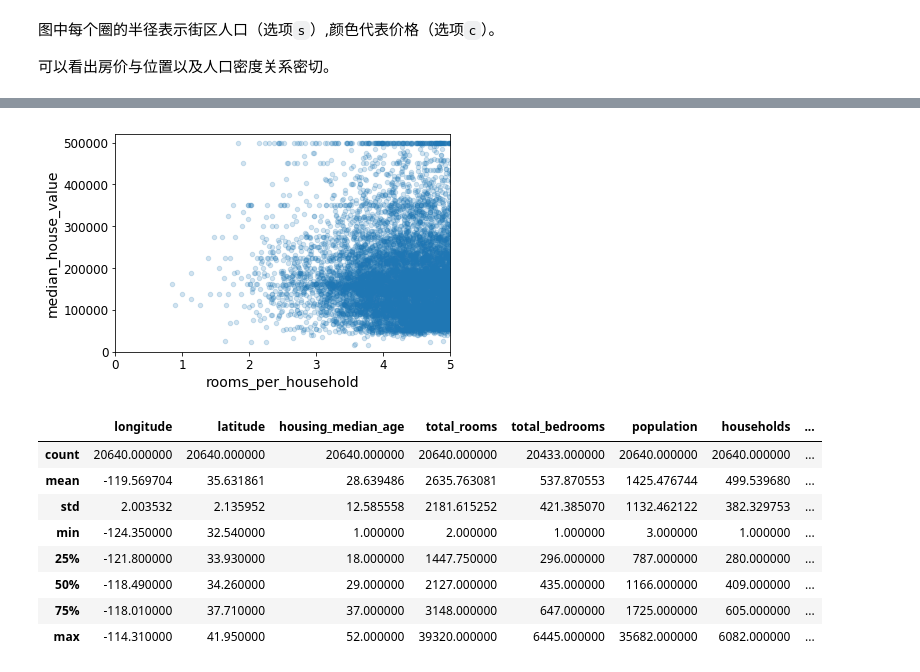
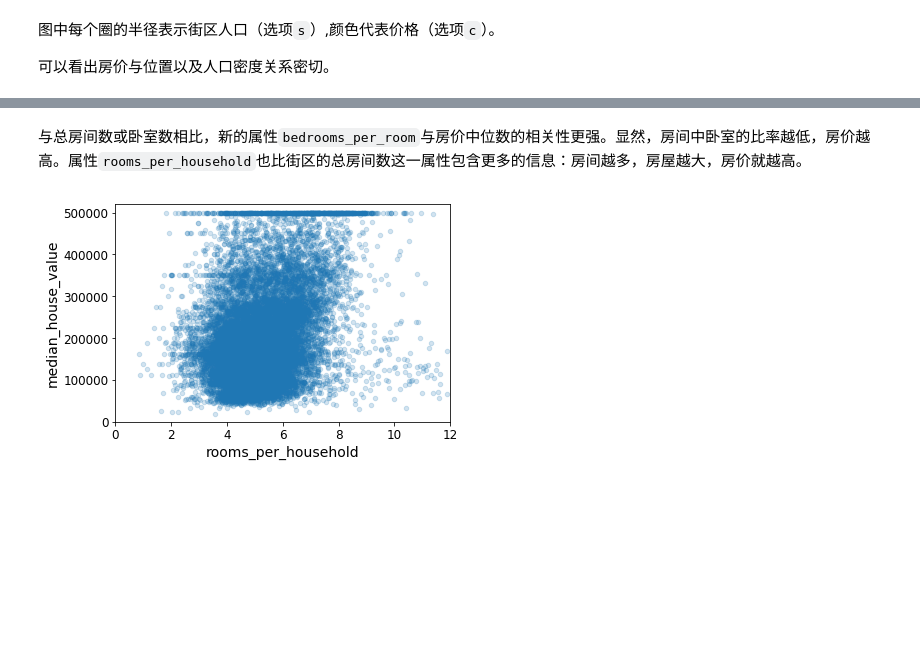
Before and after one commit to whu-pzhang/ml_practice, a Jupyter notebook: 02_end_to_end_machine_learning_project.ipynb, the cells around one changed output, grey strips where cells are left out. Cells and saved outputs as stored; diff of their text form; code cells hidden in the pictures; blank space fills up the shorter version.

```diff
--- a/02_end_to_end_machine_learning_project.ipynb
+++ b/02_end_to_end_machine_learning_project.ipynb
@@ -382,20 +410,10 @@ bedrooms_per_room          -0.255880
 Name: median_house_value, dtype: float64
+# %% [markdown]
+与总房间数或卧室数相比，新的属性`bedrooms_per_room`与房价中位数的相关性更强。显然，房间中卧室的比率越低，房价越高。属性`rooms_per_household`也比街区的总房间数这一属性包含更多的信息：房间越多，房屋越大，房价就越高。
 # %%
 housing.plot(kind="scatter", x="rooms_per_household", y="median_house_value",
             alpha=0.2)
-plt.axis([0, 5, 0, 520000])
+plt.axis([0, 12, 0, 520000])
 plt.show()
 # %% [output]
-[figure, old version]
+[figure, new version]
-# %%
-housing.describe()
-# %% [output]
-|  | longitude | latitude | housing_median_age | total_rooms | total_bedrooms | population | households | ... |
-| count | 20640.000000 | 20640.000000 | 20640.000000 | 20640.000000 | 20433.000000 | 20640.000000 | 20640.000000 | ... |
-| mean | -119.569704 | 35.631861 | 28.639486 | 2635.763081 | 537.870553 | 1425.476744 | 499.539680 | ... |
-| std | 2.003532 | 2.135952 | 12.585558 | 2181.615252 | 421.385070 | 1132.462122 | 382.329753 | ... |
-| min | -124.350000 | 32.540000 | 1.000000 | 2.000000 | 1.000000 | 3.000000 | 1.000000 | ... |
-| 25% | -121.800000 | 33.930000 | 18.000000 | 1447.750000 | 296.000000 | 787.000000 | 280.000000 | ... |
-| 50% | -118.490000 | 34.260000 | 29.000000 | 2127.000000 | 435.000000 | 1166.000000 | 409.000000 | ... |
-| 75% | -118.010000 | 37.710000 | 37.000000 | 3148.000000 | 647.000000 | 1725.000000 | 605.000000 | ... |
-| max | -114.310000 | 41.950000 | 52.000000 | 39320.000000 | 6445.000000 | 35682.000000 | 6082.000000 | ... |
```
Also changed, not shown: parts of 11 cells of this notebook, 2 other files.
